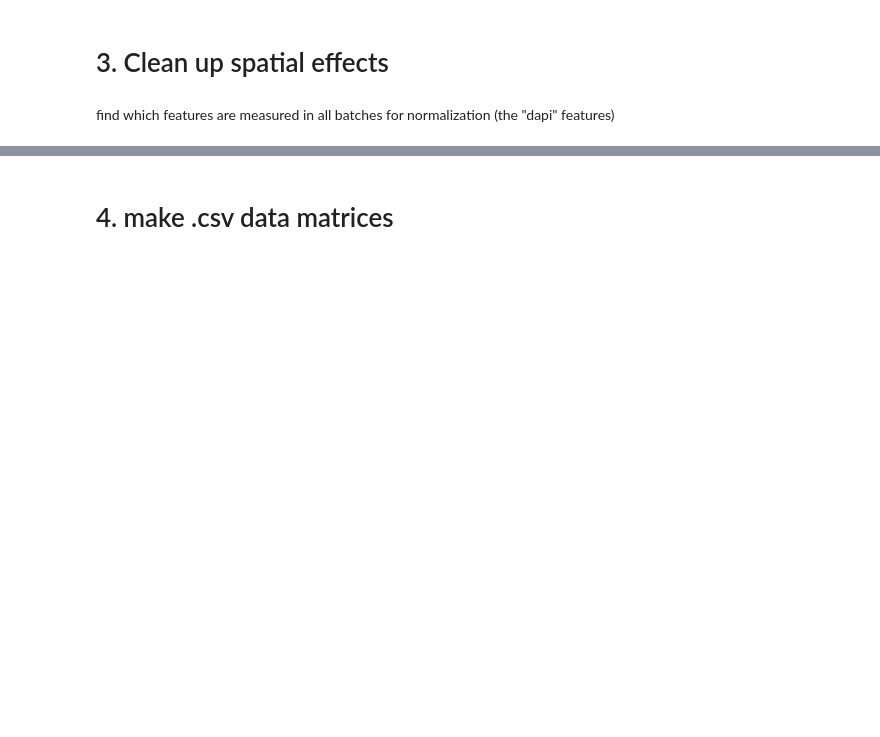
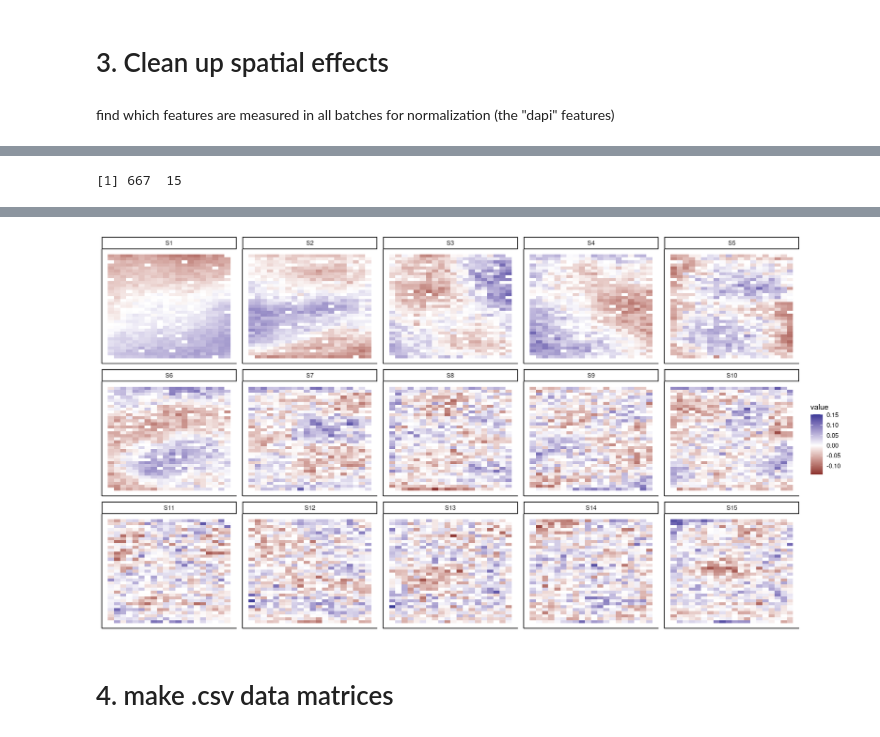
Before and after one commit to gjhunt/mema_norm, a Jupyter notebook: analysis/process.ipynb, the cells around one changed output, grey strips where cells are left out. Cells and saved outputs as stored; diff of their text form; code cells hidden in the pictures; blank space fills up the shorter version.

```diff
--- a/analysis/process.ipynb
+++ b/analysis/process.ipynb
@@ -151 +125,3 @@ all_batches
+# %%
+all_batches = names(rr_fmats)
 # %%
@@ -163 +142,3 @@ saveRDS(unadj_fmats,ddir%+%"unadjusted_rr_"%+%d_none%+%"_"%+%tag%+%".rds")
+# %%
+adj_fmat_l = list()
 # %%
@@ -194,0 +190,37 @@ unadjusted features (same exact procedure but not removing spatial)
+# %%
+norm_out = remove_spatial(f_mats = rr_fmats,
+                      adj_idx = all_batches,
+                      row_rep = ligands,
+                      col_rep = ecmps,
+                      d=15,
+                      verbose=FALSE,
+                      row_impute=FALSE,
+                      full.results=TRUE)
+# %%
+k=15
+# %%
+sh = norm_out$s_hat[1:k,,drop=FALSE]
+sh = data.frame(t(sh))
+colnames(sh) = paste0("S",1:k)
+dim(sh)
+rw = base_fmats[['PrintRow']]
+cl = base_fmats[['PrintColumn']]
+sh$rw = rw[1,]
+sh$cl = cl[1,]
+msh = melt(sh,id.vars=c('rw','cl'))
+options(repr.plot.width = 15, repr.plot.height = 8)
+plt = ggplot(data=msh,mapping=aes(x=cl,y=rw,fill=value))+
+    facet_wrap(~variable,nrow=3,scale='free')+
+    geom_tile()+
+    theme_classic()+
+    scale_fill_gradient2()+
+    theme(axis.title.x=element_blank(),
+              axis.text.x=element_blank(),
+              axis.ticks.x=element_blank())+
+            theme(axis.title.y=element_blank(),
+              axis.text.y=element_blank(),
+              axis.ticks.y=element_blank())
+plt
+ggsave(plot=plt,file="S.pdf",width=5,height=5)
+# %% [output]
+[1] 667  15
@@ -195,2 +229,3 @@ unadjusted features (same exact procedure but not removing spatial)
+[figure, added]
 # %% [markdown]
 # 4. make .csv data matrices
```
Also changed, not shown: parts of 29 cells of this notebook, 21 other files.
